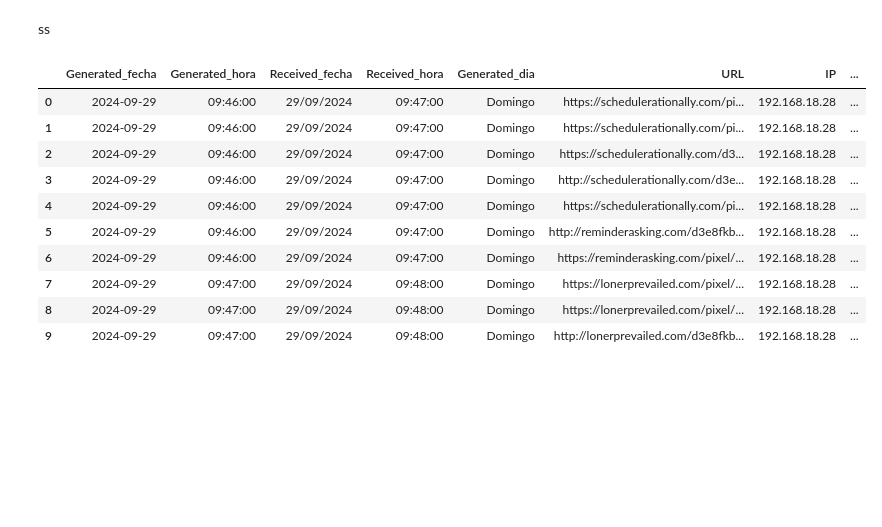
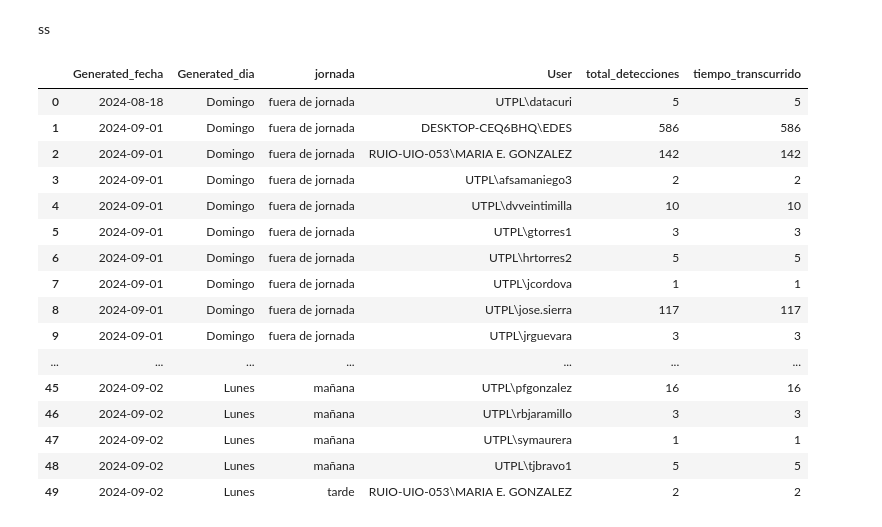
Before and after one commit to mpjuarez/introduccion-IA, a Jupyter notebook: TT_IA.ipynb, the cells around one changed output. Saved outputs shown, nothing was run; the diff lists cells and outputs as text; code cells hidden in the pictures; blank space fills up the shorter version.

```diff
--- a/TT_IA.ipynb
+++ b/TT_IA.ipynb
@@ -238,7 +238,7 @@ El objetivo de analizar es poder limpiar columnas que no son necesarias, además
 Se normaliza el formato de fechas a dd/mm/yy en las columnas Generated y Received, para luego crear 4 columnas: Generated_fecha, Generated_hora, Received_fecha y Received_hora. Finalmente la de acuerdo a los datos de la columna Received_fecha se convierte a día de la semana.
 # %%
 # Crear el DataFrame original
-Web_security1 = pd.DataFrame(Web_security1)
+#Web_security1 = pd.DataFrame(Web_security1)
 
 # Crear una copia del DataFrame original para trabajar en ella
 Web_security1_colum = Web_security1.copy()
@@ -248,13 +248,9 @@ Web_security1_colum = Web_security1.copy()
 import pandas as pd
 import pytz
 
-# Asegurar que las columnas sean datetime y asignar zona horaria UTC
-Web_security1_colum["Generated"] = pd.to_datetime(Web_security1_colum["Generated"], dayfirst=True, errors='coerce').dt.tz_localize('UTC')
-Web_security1_colum["Received"] = pd.to_datetime(Web_security1_colum["Received"], dayfirst=True, errors='coerce').dt.tz_localize('UTC')
-
-# Convertir las fechas a la zona horaria 'America/Guayaquil'
-Web_security1_colum["Generated"] = Web_security1_colum["Generated"].dt.tz_convert('America/Guayaquil')
-Web_security1_colum["Received"] = Web_security1_colum["Received"].dt.tz_convert('America/Guayaquil')
+# Asegurar que las columnas sean objetos datetime en UTC
+Web_security1_colum["Generated"] = pd.to_datetime(Web_security1_colum["Generated"], utc=True)
+Web_security1_colum["Received"] = pd.to_datetime(Web_security1_colum["Received"], utc=True)
 
 # Dividir las columnas en fecha y hora
 Web_security1_colum["Generated_fecha"] = Web_security1_colum["Generated"].dt.strftime('%d/%m/%Y')
@@ -326,6 +322,6 @@ columnas_ordenadas = [
 Web_security1_colum = Web_security1_colum[columnas_ordenadas]
 
 # Dataset Web Security
-Web_security1_colum.head(10)
+Web_security1_colum.head(20)
 # %% [output]
 |  | Generated_fecha | Generated_hora | Received_fecha | Received_hora | Generated_dia | URL | IP | ... |
@@ -378,41 +366,64 @@ plt.gca().spines[['top', 'right',]].set_visible(False)
 ss
 # %%
 # Crear una copia del dataset original
-Web_security1_detec = Web_security1_colum.copy()
+#Web_security1_detec = Web_security1_colum.copy()
 
 # Generar la columna 'total_detecciones' que indica cuántas detecciones tuvo cada User por día de la semana y jornada
 #Web_security1_detec['total_detecciones'] = Web_security1_detec.groupby(['Generated_dia', 'jornada', 'User'])['Detections'].transform('sum')
 
 # Mostrar una muestra del nuevo dataset
 #import ace_tools as tools; tools.display_dataframe_to_user(name="Web_security1_detec", dataframe=Web_security1_detec)
 
 # Crear una copia del dataset original
 #Web_security1_detec = Web_security1_colum.copy()
 
 
 # Crear una copia del dataset original
+#Web_security1_detec = Web_security1_colum.copy()
+
+#Agrupar por 'Generated_dia', 'jornada' y 'User' para calcular total de detecciones y minutos
+#resultados_agrupados = Web_security1_detec.groupby(['User','Generated_fecha','Generated_hora','Generated_dia','Detections', 'jornada']).agg(
+    #total_detecciones=('User', 'count'),
+   # total_minutos=('tiempo', 'sum')
+#).reset_index()
+
+# Fusionar los resultados al dataset original
+#Web_security1_detec = Web_security1_detec.merge(resultados_agrupados, on=['Generated_dia', 'jornada', 'User'], how='left')
+
+
+#resultados_agrupados.head(10)
+
+# Crear una copia del dataset original
 Web_security1_detec = Web_security1_colum.copy()
 
-# Agrupar por 'Generated_dia', 'jornada' y 'User' para calcular total de detecciones y minutos
-resultados_agrupados = Web_security1_detec.groupby(['Generated_dia', 'jornada', 'User']).agg(
+# Agrupar por 'Generated_fecha', 'jornada' y 'User' para calcular total de detecciones y tiempo total
+total_agrupado = Web_security1_detec.groupby(['Generated_fecha', 'Generated_dia','jornada', 'User']).agg(
     total_detecciones=('Detections', 'sum'),
-    total_minutos=('tiempo', 'sum')
+    tiempo_transcurrido=('tiempo', 'count')
 ).reset_index()
 
+total_agrupado.head(50)
+
 # Fusionar los resultados al dataset original
-Web_security1_detec = Web_security1_detec.merge(resultados_agrupados, on=['Generated_dia', 'jornada', 'User'], how='left')
+#Web_security1_detec = Web_security1_detec.merge(total_agrupado, on=['Generated_fecha', 'jornada', 'User'], how='left')
 
-
-Web_security1_detec.head(10)
+# Mostrar una muestra del nuevo dataset
+#import ace_tools as tools; tools.display_dataframe_to_user(name="Web_security1_detec", dataframe=Web_security1_detec)
 # %% [output]
-|  | Generated_fecha | Generated_hora | Received_fecha | Received_hora | Generated_dia | URL | IP | ... |
-| 0 | 2024-09-29 | 09:46:00 | 29/09/2024 | 09:47:00 | Domingo | https://schedulerationally.com/pi... | 192.168.18.28 | ... |
-| 1 | 2024-09-29 | 09:46:00 | 29/09/2024 | 09:47:00 | Domingo | https://schedulerationally.com/pi... | 192.168.18.28 | ... |
-| 2 | 2024-09-29 | 09:46:00 | 29/09/2024 | 09:47:00 | Domingo | https://schedulerationally.com/d3... | 192.168.18.28 | ... |
-| 3 | 2024-09-29 | 09:46:00 | 29/09/2024 | 09:47:00 | Domingo | http://schedulerationally.com/d3e... | 192.168.18.28 | ... |
-| 4 | 2024-09-29 | 09:46:00 | 29/09/2024 | 09:47:00 | Domingo | https://schedulerationally.com/pi... | 192.168.18.28 | ... |
-| 5 | 2024-09-29 | 09:46:00 | 29/09/2024 | 09:47:00 | Domingo | http://reminderasking.com/d3e8fkb... | 192.168.18.28 | ... |
-| 6 | 2024-09-29 | 09:46:00 | 29/09/2024 | 09:47:00 | Domingo | https://reminderasking.com/pixel/... | 192.168.18.28 | ... |
-| 7 | 2024-09-29 | 09:47:00 | 29/09/2024 | 09:48:00 | Domingo | https://lonerprevailed.com/pixel/... | 192.168.18.28 | ... |
-| 8 | 2024-09-29 | 09:47:00 | 29/09/2024 | 09:48:00 | Domingo | https://lonerprevailed.com/pixel/... | 192.168.18.28 | ... |
-| 9 | 2024-09-29 | 09:47:00 | 29/09/2024 | 09:48:00 | Domingo | http://lonerprevailed.com/d3e8fkb... | 192.168.18.28 | ... |
+|  | Generated_fecha | Generated_dia | jornada | User | total_detecciones | tiempo_transcurrido |
+| 0 | 2024-08-18 | Domingo | fuera de jornada | UTPL\datacuri | 5 | 5 |
+| 1 | 2024-09-01 | Domingo | fuera de jornada | DESKTOP-CEQ6BHQ\EDES | 586 | 586 |
+| 2 | 2024-09-01 | Domingo | fuera de jornada | RUIO-UIO-053\MARIA E. GONZALEZ | 142 | 142 |
+| 3 | 2024-09-01 | Domingo | fuera de jornada | UTPL\afsamaniego3 | 2 | 2 |
+| 4 | 2024-09-01 | Domingo | fuera de jornada | UTPL\dvveintimilla | 10 | 10 |
+| 5 | 2024-09-01 | Domingo | fuera de jornada | UTPL\gtorres1 | 3 | 3 |
+| 6 | 2024-09-01 | Domingo | fuera de jornada | UTPL\hrtorres2 | 5 | 5 |
+| 7 | 2024-09-01 | Domingo | fuera de jornada | UTPL\jcordova | 1 | 1 |
+| 8 | 2024-09-01 | Domingo | fuera de jornada | UTPL\jose.sierra | 117 | 117 |
+| 9 | 2024-09-01 | Domingo | fuera de jornada | UTPL\jrguevara | 3 | 3 |
+| ... | ... | ... | ... | ... | ... | ... |
+| 45 | 2024-09-02 | Lunes | mañana | UTPL\pfgonzalez | 16 | 16 |
+| 46 | 2024-09-02 | Lunes | mañana | UTPL\rbjaramillo | 3 | 3 |
+| 47 | 2024-09-02 | Lunes | mañana | UTPL\symaurera | 1 | 1 |
+| 48 | 2024-09-02 | Lunes | mañana | UTPL\tjbravo1 | 5 | 5 |
+| 49 | 2024-09-02 | Lunes | tarde | RUIO-UIO-053\MARIA E. GONZALEZ | 2 | 2 |
```
Also changed, not shown: parts of 9 cells of this notebook.
